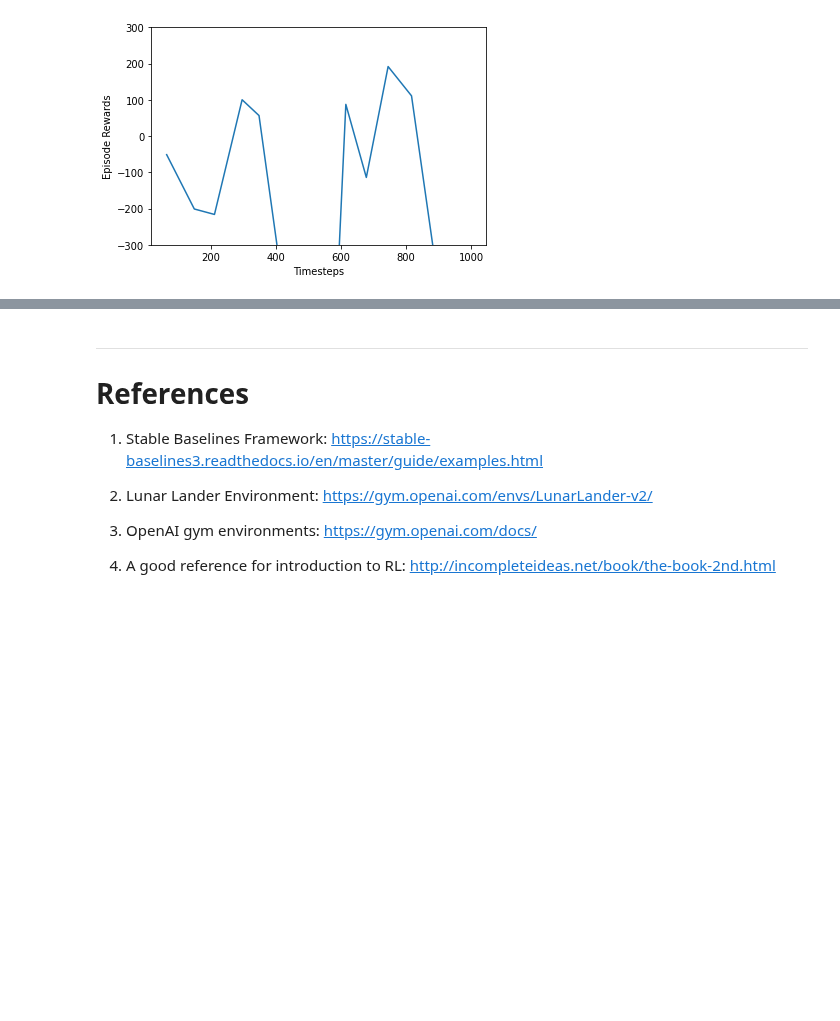
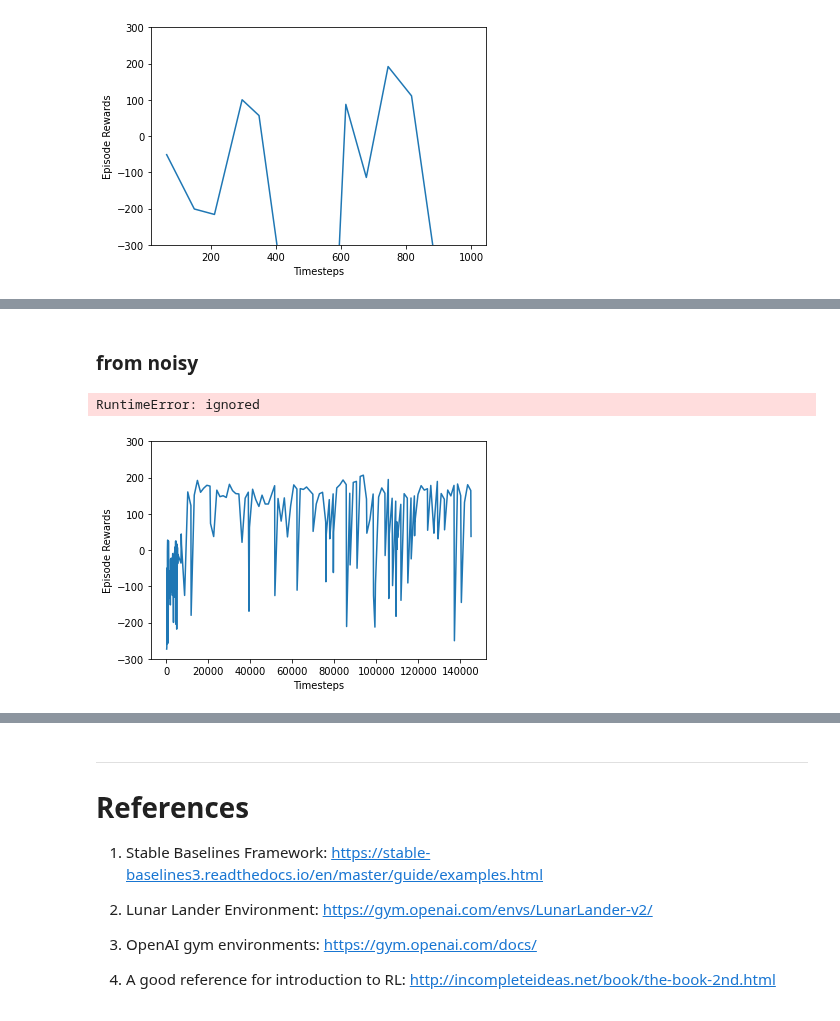
Before and after one commit to carlacodes/atchekegroup1lunarlanding, a Jupyter notebook: lunar_lander_group1_atcheke.ipynb, the cells around one changed output, grey strips where cells are left out. Saved outputs shown, nothing was run; the diff lists cells and outputs as text; code cells hidden in the pictures; blank space fills up the shorter version.

```diff
--- a/lunar_lander_group1_atcheke.ipynb
+++ b/lunar_lander_group1_atcheke.ipynb
@@ -1492,0 +1550,28 @@ plt.savefig(model_path3+'reward.png',dpi=600)
+# %% [markdown]
+### from noisy
+# %%
+model_log_dir = drive_path+"noisy_transferred/" #"models"
+# %%
+os.makedirs(model_log_dir,exist_ok=True)
+# Create environment
+env = gym.make('LunarLander_obs-v1')
+# env.reset()
+env = stable_baselines3.common.monitor.Monitor(env, filename= model_log_dir)
+callback = EvalCallback(env,log_path = model_log_dir, deterministic=True) #For evaluating the performance of the agent periodically and logging the results.
+
+# define learning steps
+model2.set_env(env, force_reset=True)
+model5 = model2.learn(total_timesteps=100000, eval_env = env, log_interval=10, callback=callback)#100000
+# save model
+model5.save(model_log_dir +'dqn.zip')
+# %% [output]
+RuntimeError: ignored
+# %%
+x, y = ts2xy(load_results(model_log_dir), 'timesteps')  # Organising the logged results in to a clean format for plotting. timesteps episodes
+plt.plot(x,y)
+plt.ylim([-300, 300])
+plt.xlabel('Timesteps')
+plt.ylabel('Episode Rewards')
+plt.savefig(model_log_dir+'reward.png',dpi=600)
+# %% [output]
+[figure, added]
```
Also changed, not shown: parts of 18 cells of this notebook.
